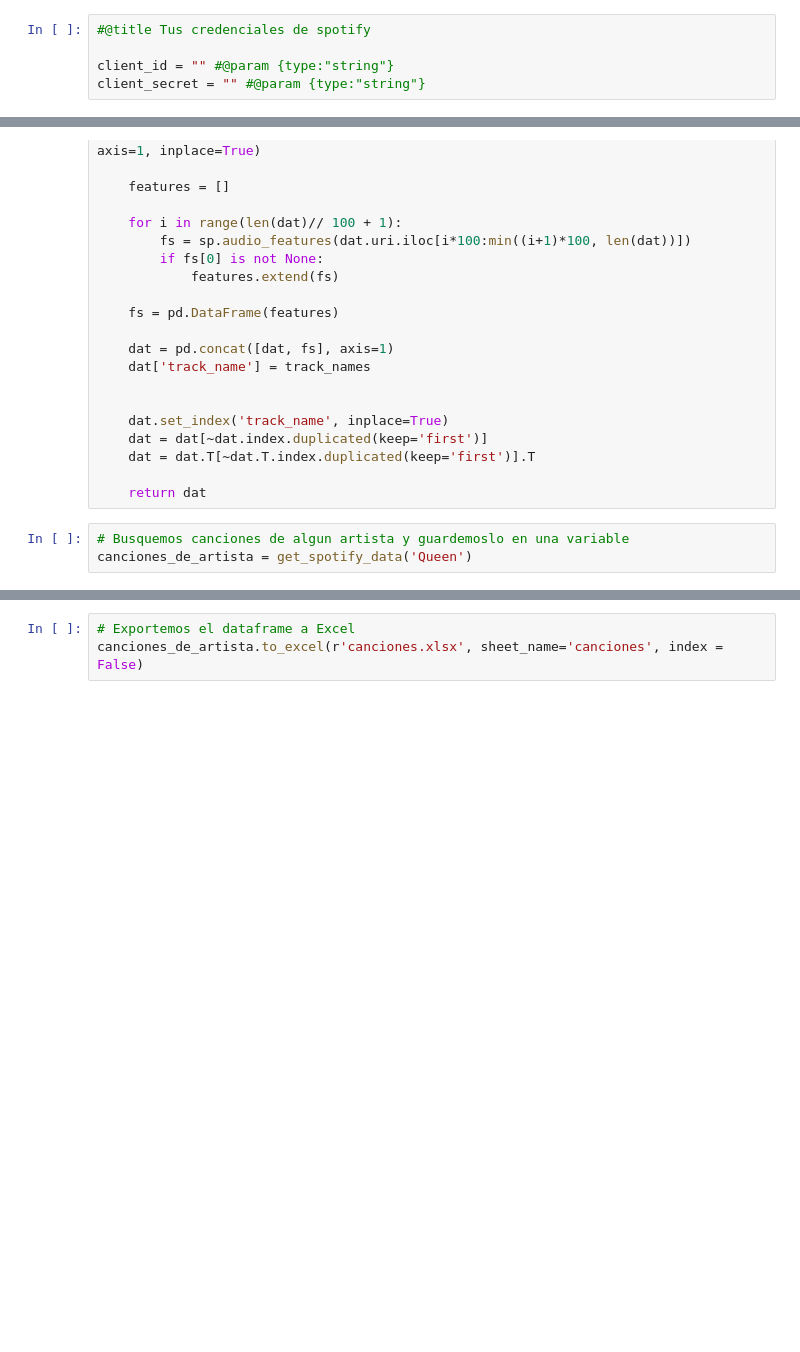
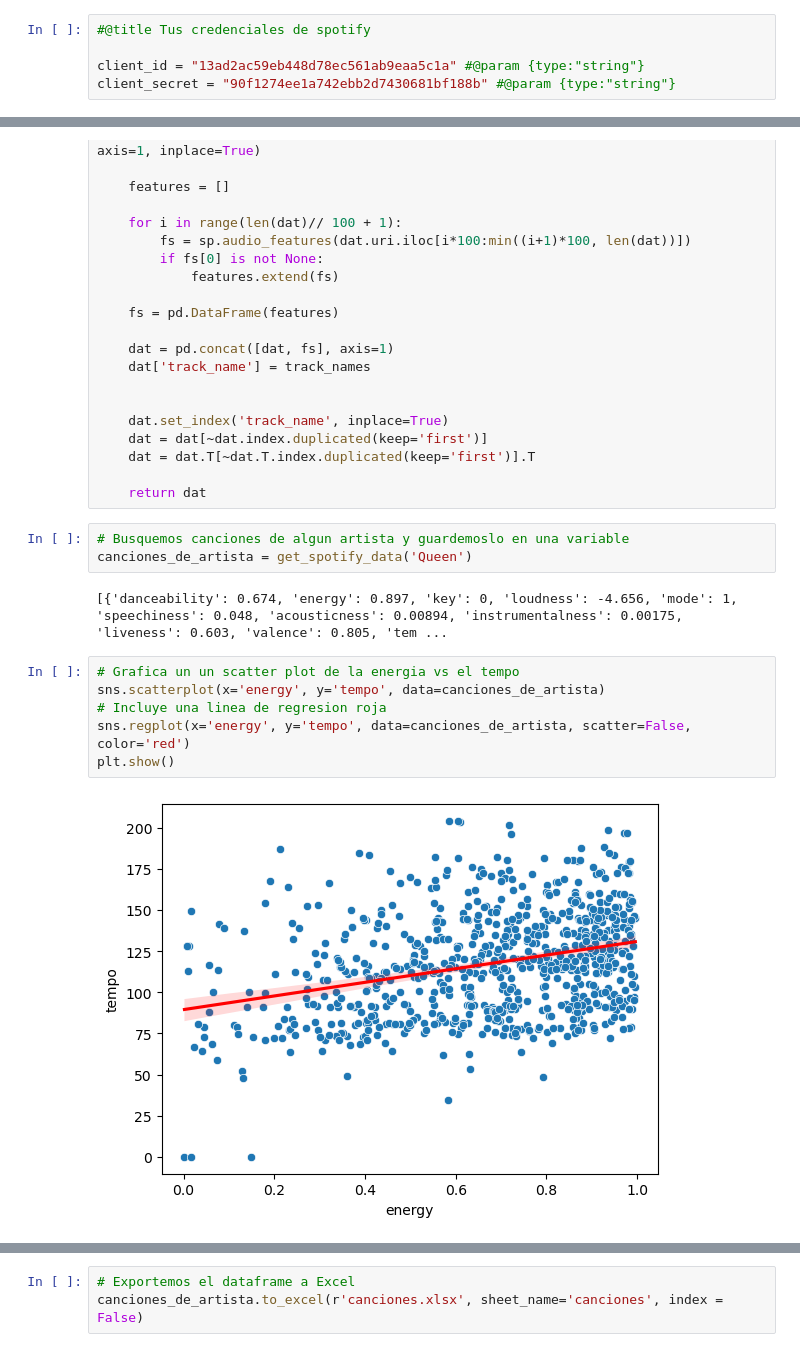
Before and after one commit to mayait/ClaseAnalisisDatos, a Jupyter notebook: python101/spotify_parte2.ipynb, the cells around one changed output, grey strips where cells are left out. Saved outputs shown, nothing was run; the diff lists cells and outputs as text; blank space fills up the shorter version.

```diff
--- a/python101/spotify_parte2.ipynb
+++ b/python101/spotify_parte2.ipynb
@@ -12,8 +12,8 @@ https://developer.spotify.com/dashboard/
 # %%
 #@title Tus credenciales de spotify
 
-client_id = "" #@param {type:"string"}
-client_secret = "" #@param {type:"string"}
+client_id = "13ad2ac59eb448d78ec561ab9eaa5c1a" #@param {type:"string"}
+client_secret = "90f1274ee1a742ebb2d7430681bf188b" #@param {type:"string"}
 # %% [markdown]
 
 **Ahora ve a Spotify y averigua cual es tu usuario**
@@ -180,6 +190,16 @@ def get_spotify_playlist_data(username, playlist_id):
 # %%
 # Busquemos canciones de algun artista y guardemoslo en una variable
 canciones_de_artista = get_spotify_data('Queen')
+# %% [output]
+[{'danceability': 0.674, 'energy': 0.897, 'key': 0, 'loudness': -4.656, 'mode': 1, 'speechiness': 0.048, 'acousticness': 0.00894, 'instrumentalness': 0.00175, 'liveness': 0.603, 'valence': 0.805, 'tem ...
+# %%
+# Grafica un un scatter plot de la energia vs el tempo
+sns.scatterplot(x='energy', y='tempo', data=canciones_de_artista)
+# Incluye una linea de regresion roja
+sns.regplot(x='energy', y='tempo', data=canciones_de_artista, scatter=False, color='red')
+plt.show()
+# %% [output]
+[figure, added]
 # %%
 # Veamos las columnas que tenemos!
 print(canciones_de_artista.shape[0], "canciones")
```
Also changed, not shown: parts of 6 cells of this notebook, 4 other files.
